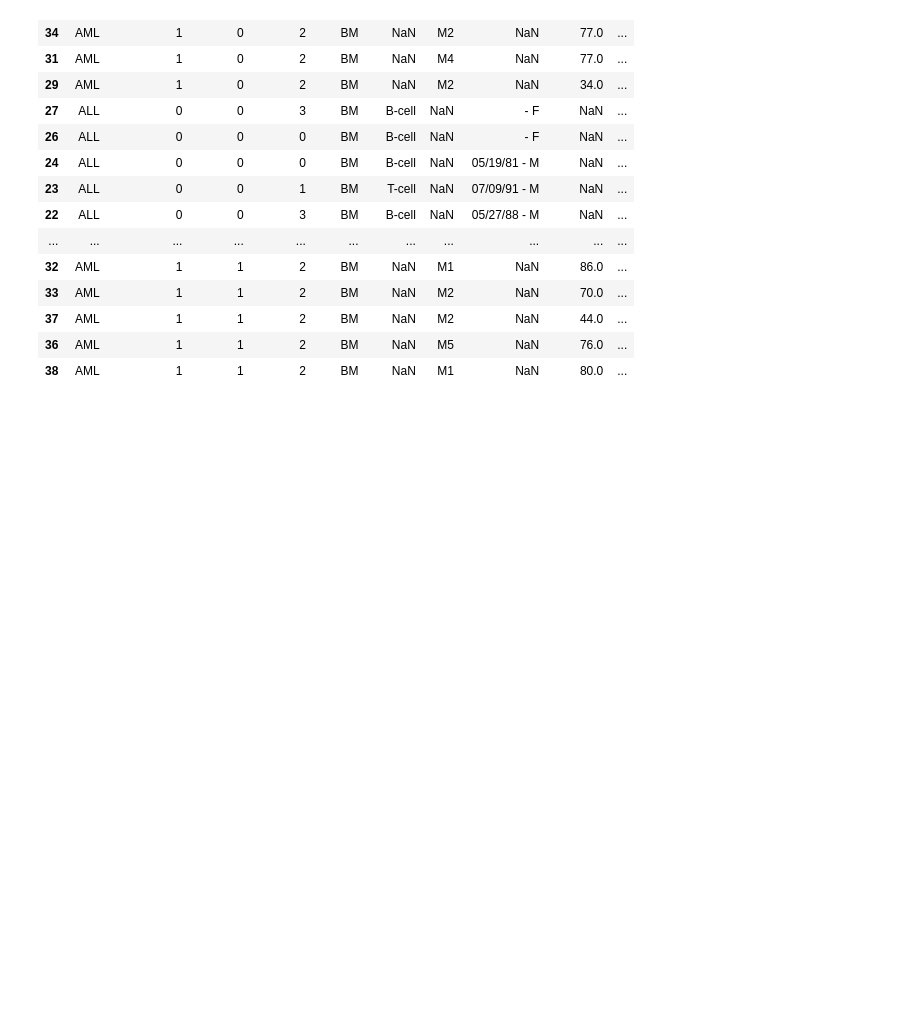
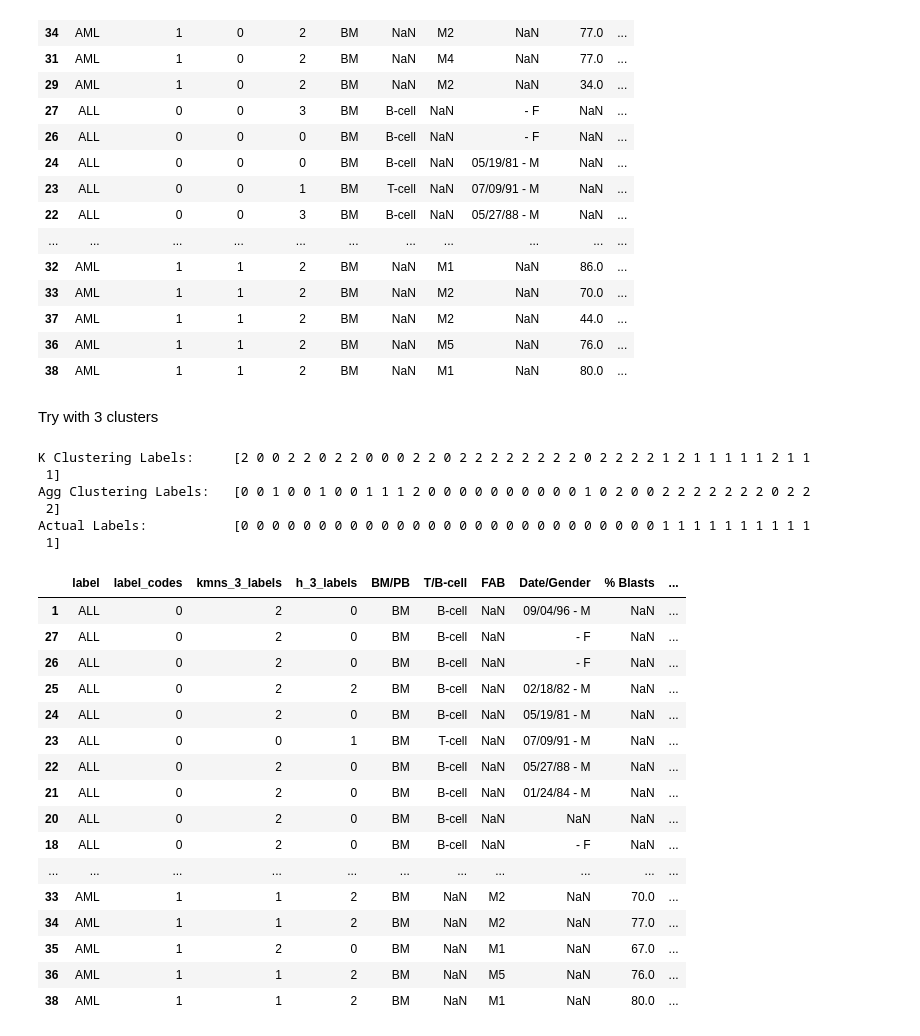
Before and after one commit to bmurphy1993/NYU_bioinformatics_ass1, a Jupyter notebook: Assignment_01_Biomarkers_Group_5.ipynb, the cells around one changed output. Drawn from its saved outputs; the diff is of its cells as text; code cells hidden in the pictures; blank space fills up the shorter version.

```diff
--- a/Assignment_01_Biomarkers_Group_5.ipynb
+++ b/Assignment_01_Biomarkers_Group_5.ipynb
@@ -987,3 +994,40 @@ train_clust_meta.sort_values('k_labels')
 | 37 | AML | 1 | 1 | 2 | BM | NaN | M2 | NaN | 44.0 | ... |
 | 36 | AML | 1 | 1 | 2 | BM | NaN | M5 | NaN | 76.0 | ... |
 | 38 | AML | 1 | 1 | 2 | BM | NaN | M1 | NaN | 80.0 | ... |
+# %% [markdown]
+Try with 3 clusters
+# %%
+# Testing k-means and hierarchical with n = 3 clusters. Seems to better distinguish between subgroups (AML, ALL (T-Cell), ALL (B-Cell)).
+kmeans_3 = KMeans(n_clusters=3, random_state=123454321).fit(features)
+train_clust['kmns_3_labels'] = kmeans_3.labels_
+clustering_3 = AgglomerativeClustering(n_clusters=3).fit(features)
+train_clust['h_3_labels'] = clustering_3.labels_
+print('K Clustering Labels:\t', kmeans_3.labels_)
+print('Agg Clustering Labels:\t', clustering_3.labels_)
+print('Actual Labels:\t\t', labels)
+train_clust_meta = train_clust[['label', 'label_codes', 'kmns_3_labels', 'h_3_labels', 'BM/PB', 'T/B-cell', 'FAB', 'Date/Gender', '% Blasts', 'Treatment Response', 'PS', 'Source']]
+train_clust_meta.sort_values('label_codes')
+# %% [output]
+K Clustering Labels:     [2 0 0 2 2 0 2 2 0 0 0 2 2 0 2 2 2 2 2 2 2 2 0 2 2 2 2 1 2 1 1 1 1 1 2 1 1
+ 1]
+Agg Clustering Labels:   [0 0 1 0 0 1 0 0 1 1 1 2 0 0 0 0 0 0 0 0 0 0 1 0 2 0 0 2 2 2 2 2 2 2 0 2 2
+ 2]
+Actual Labels:           [0 0 0 0 0 0 0 0 0 0 0 0 0 0 0 0 0 0 0 0 0 0 0 0 0 0 0 1 1 1 1 1 1 1 1 1 1
+ 1]
+|  | label | label_codes | kmns_3_labels | h_3_labels | BM/PB | T/B-cell | FAB | Date/Gender | % Blasts | ... |
+| 1 | ALL | 0 | 2 | 0 | BM | B-cell | NaN | 09/04/96 - M | NaN | ... |
+| 27 | ALL | 0 | 2 | 0 | BM | B-cell | NaN | - F | NaN | ... |
+| 26 | ALL | 0 | 2 | 0 | BM | B-cell | NaN | - F | NaN | ... |
+| 25 | ALL | 0 | 2 | 2 | BM | B-cell | NaN | 02/18/82 - M | NaN | ... |
+| 24 | ALL | 0 | 2 | 0 | BM | B-cell | NaN | 05/19/81 - M | NaN | ... |
+| 23 | ALL | 0 | 0 | 1 | BM | T-cell | NaN | 07/09/91 - M | NaN | ... |
+| 22 | ALL | 0 | 2 | 0 | BM | B-cell | NaN | 05/27/88 - M | NaN | ... |
+| 21 | ALL | 0 | 2 | 0 | BM | B-cell | NaN | 01/24/84 - M | NaN | ... |
+| 20 | ALL | 0 | 2 | 0 | BM | B-cell | NaN | NaN | NaN | ... |
+| 18 | ALL | 0 | 2 | 0 | BM | B-cell | NaN | - F | NaN | ... |
+| ... | ... | ... | ... | ... | ... | ... | ... | ... | ... | ... |
+| 33 | AML | 1 | 1 | 2 | BM | NaN | M2 | NaN | 70.0 | ... |
+| 34 | AML | 1 | 1 | 2 | BM | NaN | M2 | NaN | 77.0 | ... |
+| 35 | AML | 1 | 2 | 0 | BM | NaN | M1 | NaN | 67.0 | ... |
+| 36 | AML | 1 | 1 | 2 | BM | NaN | M5 | NaN | 76.0 | ... |
+| 38 | AML | 1 | 1 | 2 | BM | NaN | M1 | NaN | 80.0 | ... |
```
Also changed, not shown: parts of 12 cells of this notebook.
